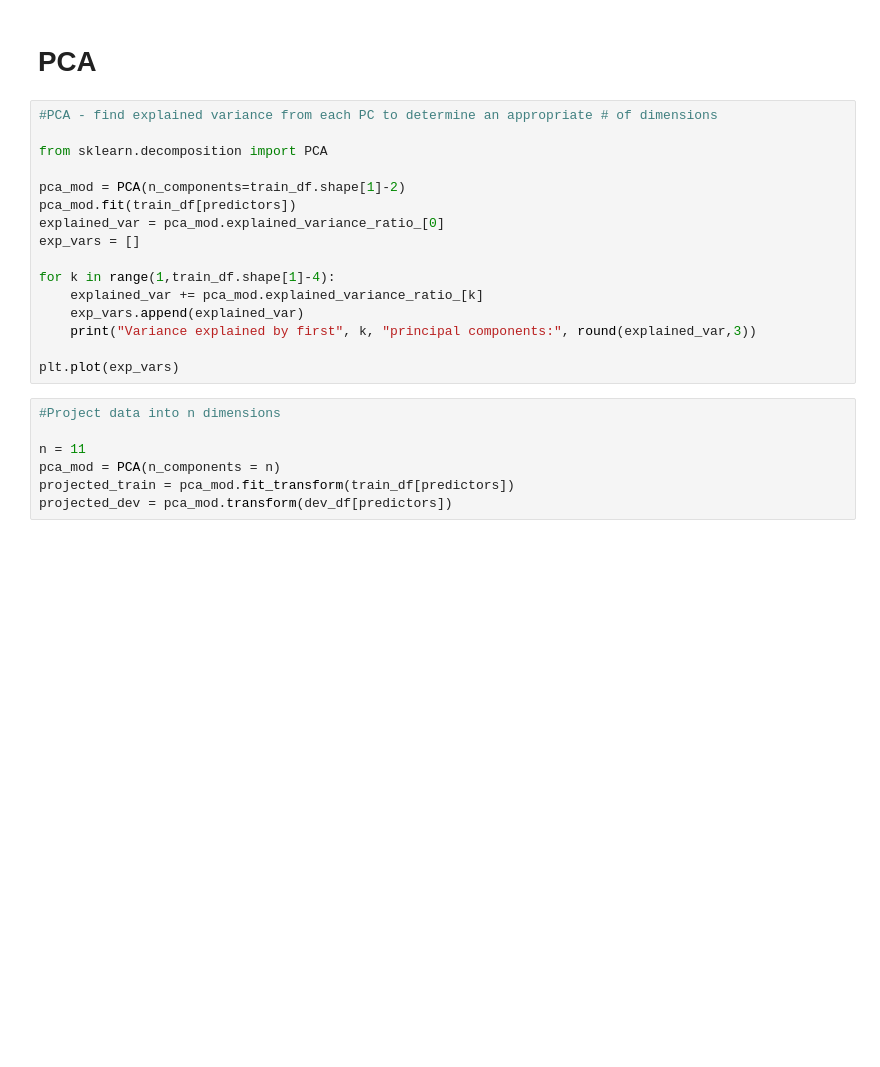
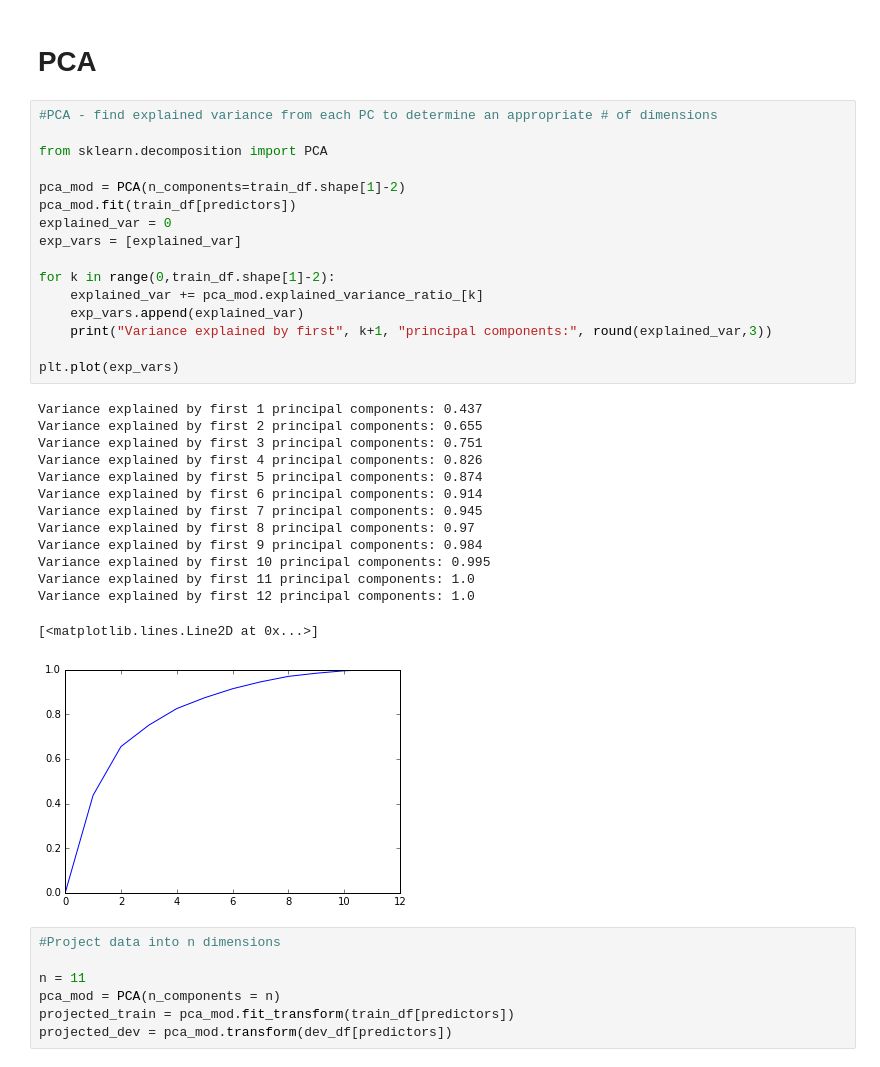
Before and after one commit to goku8765/forest-cover_W207-5, a Jupyter notebook: CONSOLIDATED VERSION 12102017.ipynb, the cells around one changed output. Cells and saved outputs as stored; diff of their text form; blank space fills up the shorter version.

```diff
--- a/CONSOLIDATED VERSION 12102017.ipynb
+++ b/CONSOLIDATED VERSION 12102017.ipynb
@@ -330,19 +338,34 @@ print("Wallclock time in secs for Voter:",end_time - start_time)
 # %%
 #PCA - find explained variance from each PC to determine an appropriate # of dimensions
 
 from sklearn.decomposition import PCA
 
 pca_mod = PCA(n_components=train_df.shape[1]-2)
 pca_mod.fit(train_df[predictors])
-explained_var = pca_mod.explained_variance_ratio_[0]
-exp_vars = []
+explained_var = 0
+exp_vars = [explained_var]
 
-for k in range(1,train_df.shape[1]-4):
+for k in range(0,train_df.shape[1]-2):
     explained_var += pca_mod.explained_variance_ratio_[k]
     exp_vars.append(explained_var)
-    print("Variance explained by first", k, "principal components:", round(explained_var,3))
+    print("Variance explained by first", k+1, "principal components:", round(explained_var,3))
 
 plt.plot(exp_vars)
+# %% [output]
+Variance explained by first 1 principal components: 0.437
+Variance explained by first 2 principal components: 0.655
+Variance explained by first 3 principal components: 0.751
+Variance explained by first 4 principal components: 0.826
+Variance explained by first 5 principal components: 0.874
+Variance explained by first 6 principal components: 0.914
+Variance explained by first 7 principal components: 0.945
+Variance explained by first 8 principal components: 0.97
+Variance explained by first 9 principal components: 0.984
+Variance explained by first 10 principal components: 0.995
+Variance explained by first 11 principal components: 1.0
+Variance explained by first 12 principal components: 1.0
+[<matplotlib.lines.Line2D at 0x...>]
+[figure, added]
 # %%
 #Project data into n dimensions
 
```
Also changed, not shown: parts of 3 cells of this notebook.
